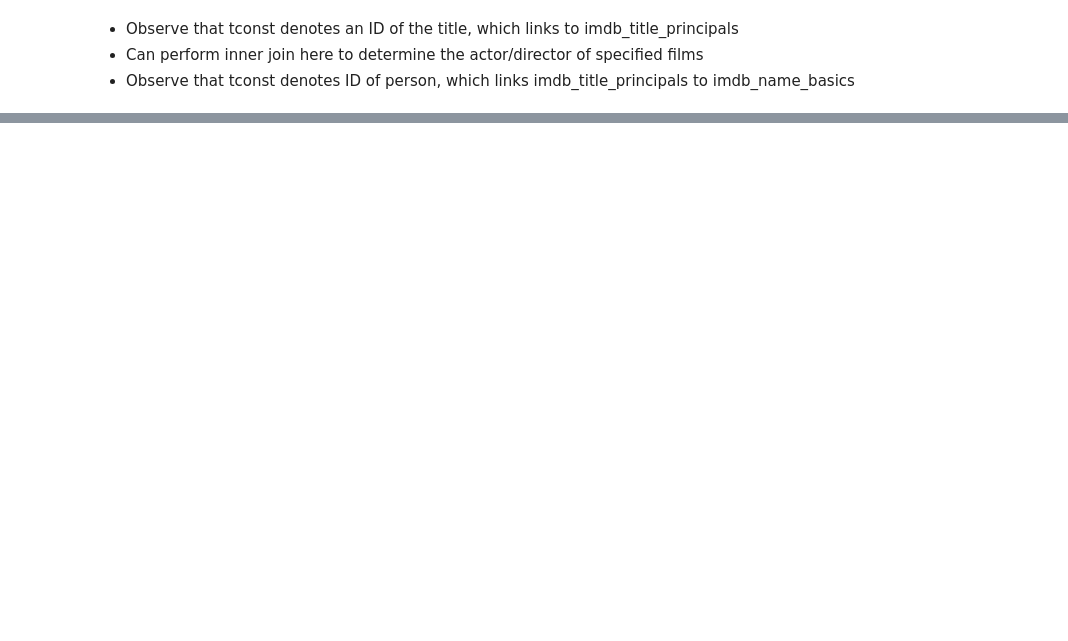
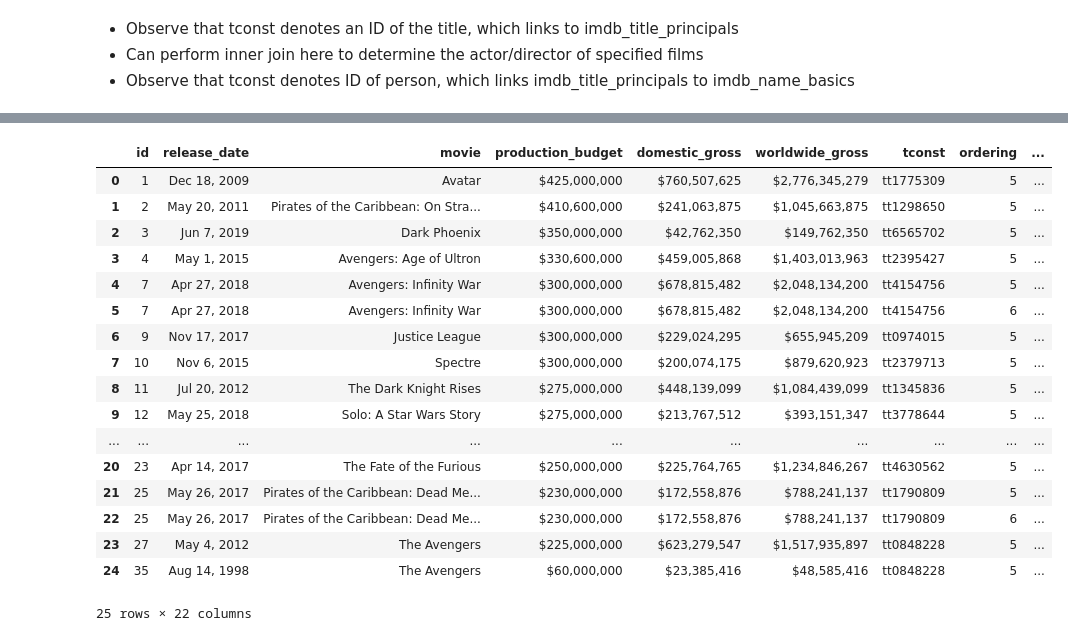
Before and after one commit to kuninethan95/dsc-phase-1-project, a Jupyter notebook: student.ipynb, the cells around one changed output, grey strips where cells are left out. Cells and saved outputs as stored; diff of their text form; code cells hidden in the pictures; blank space fills up the shorter version.

```diff
--- a/student.ipynb
+++ b/student.ipynb
@@ -326,0 +283,2 @@ name_role_movie.loc[name_role_movie['primary_name']=='James Cameron'].sort_value
+# %%
+movie_directors = name_role_movie.loc[name_role_movie['category'] == 'director']
@@ -326,0 +295,23 @@ name_role_movie.loc[name_role_movie['primary_name']=='James Cameron'].sort_value
+# %%
+budgets_directors = tn_movie_budgets.merge(movie_directors, left_on = 'movie', right_on = 'primary_title', how='inner')
+# %%
+budgets_directors.head(25)
+# %% [output]
+|  | id | release_date | movie | production_budget | domestic_gross | worldwide_gross | tconst | ordering | ... |
+| 0 | 1 | Dec 18, 2009 | Avatar | $425,000,000 | $760,507,625 | $2,776,345,279 | tt1775309 | 5 | ... |
+| 1 | 2 | May 20, 2011 | Pirates of the Caribbean: On Stra... | $410,600,000 | $241,063,875 | $1,045,663,875 | tt1298650 | 5 | ... |
+| 2 | 3 | Jun 7, 2019 | Dark Phoenix | $350,000,000 | $42,762,350 | $149,762,350 | tt6565702 | 5 | ... |
+| 3 | 4 | May 1, 2015 | Avengers: Age of Ultron | $330,600,000 | $459,005,868 | $1,403,013,963 | tt2395427 | 5 | ... |
+| 4 | 7 | Apr 27, 2018 | Avengers: Infinity War | $300,000,000 | $678,815,482 | $2,048,134,200 | tt4154756 | 5 | ... |
+| 5 | 7 | Apr 27, 2018 | Avengers: Infinity War | $300,000,000 | $678,815,482 | $2,048,134,200 | tt4154756 | 6 | ... |
+| 6 | 9 | Nov 17, 2017 | Justice League | $300,000,000 | $229,024,295 | $655,945,209 | tt0974015 | 5 | ... |
+| 7 | 10 | Nov 6, 2015 | Spectre | $300,000,000 | $200,074,175 | $879,620,923 | tt2379713 | 5 | ... |
+| 8 | 11 | Jul 20, 2012 | The Dark Knight Rises | $275,000,000 | $448,139,099 | $1,084,439,099 | tt1345836 | 5 | ... |
+| 9 | 12 | May 25, 2018 | Solo: A Star Wars Story | $275,000,000 | $213,767,512 | $393,151,347 | tt3778644 | 5 | ... |
+| ... | ... | ... | ... | ... | ... | ... | ... | ... | ... |
+| 20 | 23 | Apr 14, 2017 | The Fate of the Furious | $250,000,000 | $225,764,765 | $1,234,846,267 | tt4630562 | 5 | ... |
+| 21 | 25 | May 26, 2017 | Pirates of the Caribbean: Dead Me... | $230,000,000 | $172,558,876 | $788,241,137 | tt1790809 | 5 | ... |
+| 22 | 25 | May 26, 2017 | Pirates of the Caribbean: Dead Me... | $230,000,000 | $172,558,876 | $788,241,137 | tt1790809 | 6 | ... |
+| 23 | 27 | May 4, 2012 | The Avengers | $225,000,000 | $623,279,547 | $1,517,935,897 | tt0848228 | 5 | ... |
+| 24 | 35 | Aug 14, 1998 | The Avengers | $60,000,000 | $23,385,416 | $48,585,416 | tt0848228 | 5 | ... |
+25 rows × 22 columns
```
Also changed, not shown: parts of 40 cells of this notebook.
